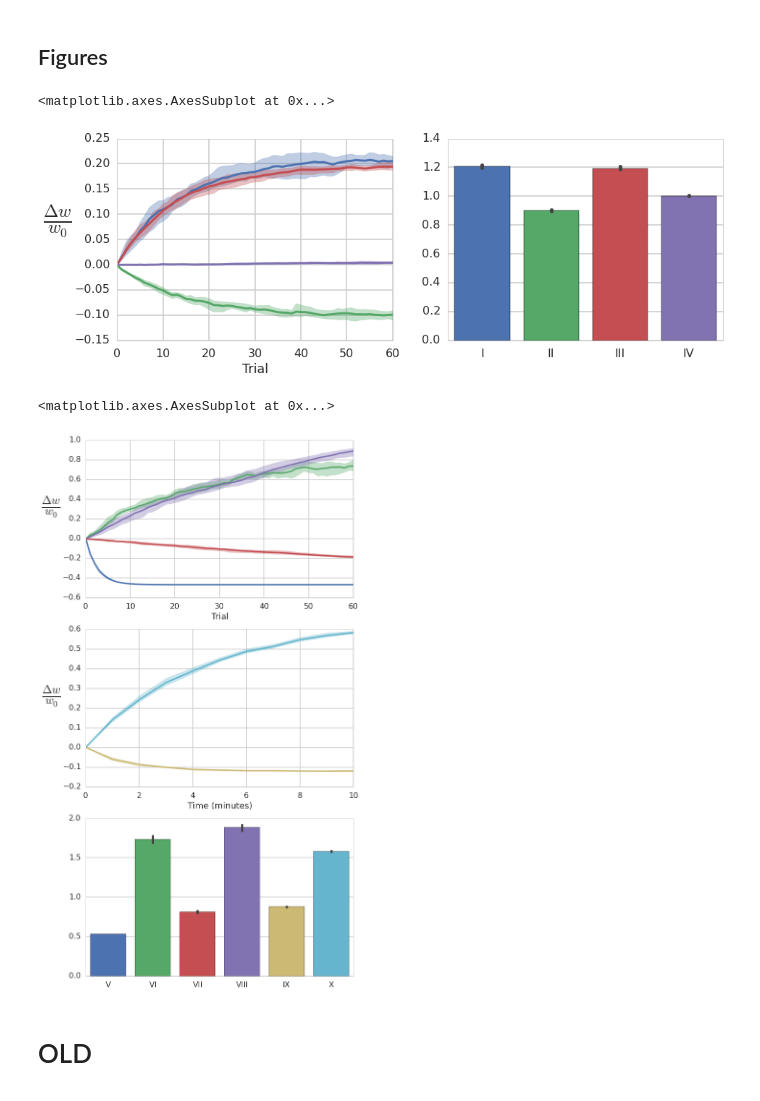
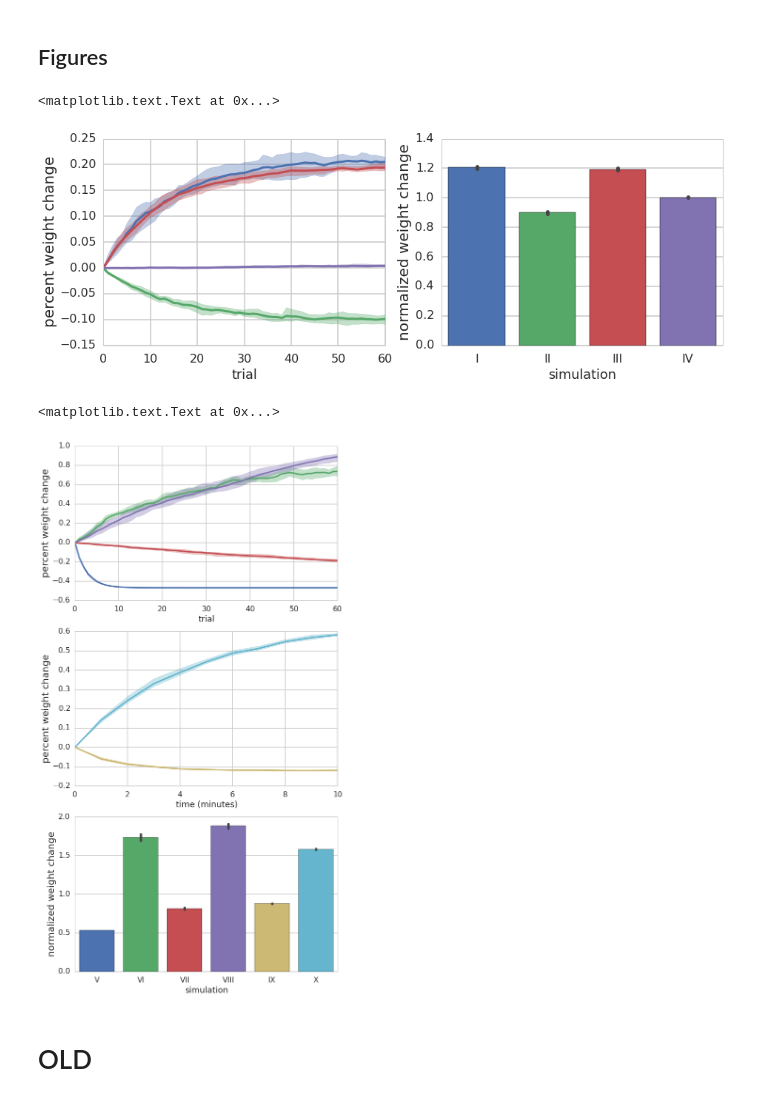
Before and after one commit to blennon/research, a Jupyter notebook: spiking_pf_mli_plasticity/notebooks/create_figures.ipynb, the cells around one changed output. Drawn from its saved outputs; the diff is of its cells as text; code cells hidden in the pictures.

Commit message:
changed y axis labels and increased font sizes

```diff
--- a/spiking_pf_mli_plasticity/notebooks/create_figures.ipynb
+++ b/spiking_pf_mli_plasticity/notebooks/create_figures.ipynb
@@ -38,7 +38,8 @@ def plot_weights_by_trial(Ws, trial_len, trial_start_time, dt, ax=None, palette=
         sns.tsplot(dstack(Wts), time=trials, ci=100, linewidth=3, ax=ax, color=palette,err_kws={"alpha": .35})
     else:
         sns.tsplot(dstack(Wts), time=trials, ci=100, linewidth=3, color=palette,err_kws={"alpha": .35})
-    ylabel(r'$\frac{\Delta w}{w_{0}}$', fontsize=35, rotation='horizontal',labelpad=25)
+    #ylabel(r'$\frac{\Delta w}{w_{0}}$', fontsize=35, rotation='horizontal',labelpad=25)
+    ylabel('percent weight change',fontsize=20)
 # %%
 def format_barplot_data(experiments):
     exper_numbers = []
@@ -108,32 +109,36 @@ fig = figure(figsize=(15,5))
 
 ax = fig.add_subplot(121)
 plot_weights_by_trial([exp1_W, exp3_W, exp10_W, exp11_W], 1.,5.,.001, ax, palette=palette[:4])
-xlabel('Trial')
+xlabel('trial')
 
 ax = fig.add_subplot(122)
 x,y = format_barplot_data([('I',exp1_W),('II',exp3_W), ('III',exp10_W), ('IV',exp11_W)])
 sns.barplot(x=x,y=y,ci=100,ax=ax, palette=palette)
+xlabel('simulation')
+ylabel('normalized weight change',fontsize=20)
 # %% [output]
-<matplotlib.axes.AxesSubplot at 0x...>
+<matplotlib.text.Text at 0x...>
-[figure, old version]
+[figure, new version]
 # %%
 palette = sns.color_palette()#sns.hls_palette(4,l=.5,s=.4)
 fig = figure(figsize=(10,20))
 
 ax = fig.add_subplot(311)
 plot_weights_by_trial([exp6_W, exp4_W, exp5_W, exp7_W], 1.,5.,.001, ax, palette=palette[:4])
-xlabel('Trial')
+xlabel('trial')
 
 ax = fig.add_subplot(312)
 plot_weights_by_trial([exp8_W, exp9_W], 60.,5.,.001, ax, palette=palette[4:])
-xlabel('Time (minutes)')
+xlabel('time (minutes)')
 
 ax = fig.add_subplot(313)
 x,y = format_barplot_data([('VI',exp4_W),('VII',exp5_W),('V',exp6_W),('VIII',exp7_W), ('IX',exp8_W), ('X',exp9_W)])
 sns.barplot(x=x,y=y,ci=100,ax=ax, palette=palette,x_order=['V','VI','VII','VIII','IX','X'])
+xlabel('simulation')
+ylabel('normalized weight change',fontsize=20)
 # %% [output]
-<matplotlib.axes.AxesSubplot at 0x...>
+<matplotlib.text.Text at 0x...>
-[figure, old version]
+[figure, new version]
 # %% [markdown]
 <h1>OLD
 # %%
```
Also changed, not shown: parts of 3 cells of this notebook.
